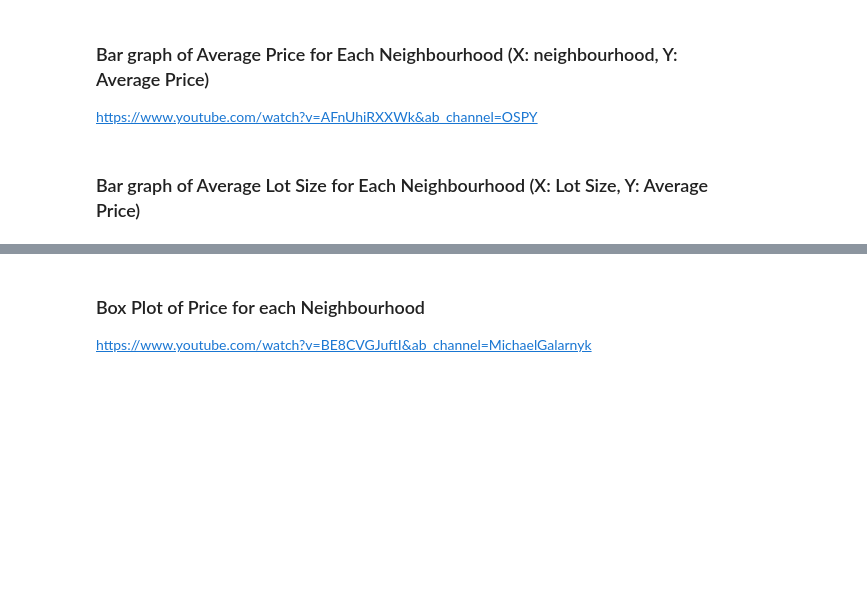
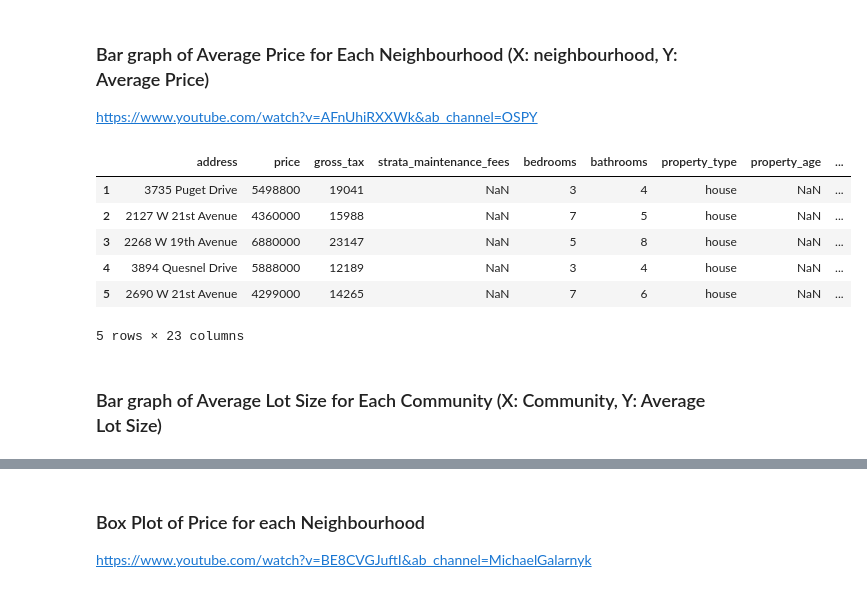
Before and after one commit to Real-Estate-Predictor/Real-Estate-Predictor-V2, a Jupyter notebook: 3-ML-models/data-visualization.ipynb, the cells around one changed output, grey strips where cells are left out. Saved outputs shown, nothing was run; the diff lists cells and outputs as text; code cells hidden in the pictures; blank space fills up the shorter version.

```diff
--- a/3-ML-models/data-visualization.ipynb
+++ b/3-ML-models/data-visualization.ipynb
@@ -3,5 +5,40 @@
 # %% [markdown]
 ### Bar graph of Average Price for Each Neighbourhood (X: neighbourhood, Y: Average Price)
 https://www.youtube.com/watch?v=AFnUhiRXXWk&ab_channel=OSPY
+# %%
+data = pd.read_csv('../2-clean-data/data/afterCleaning.csv', header=None, on_bad_lines='skip').iloc[1: , 1:]
+data.columns = column_names = [
+"address",
+"price",
+"gross_tax",
+"strata_maintenance_fees",
+"bedrooms",
+"bathrooms",
+"property_type",
+"property_age",
+"title",
+"style",
+"heating_type",
+"feature",
+"amenities",
+"appliances",
+"community",
+"days_on_rew",
+"property_views",
+"mls®_number",
+"source",
+'frontage',
+'lot_size',
+'year_built',
+'depth']
+data.head()
+# %% [output]
+|  | address | price | gross_tax | strata_maintenance_fees | bedrooms | bathrooms | property_type | property_age | ... |
+| 1 | 3735 Puget Drive | 5498800 | 19041 | NaN | 3 | 4 | house | NaN | ... |
+| 2 | 2127 W 21st Avenue | 4360000 | 15988 | NaN | 7 | 5 | house | NaN | ... |
+| 3 | 2268 W 19th Avenue | 6880000 | 23147 | NaN | 5 | 8 | house | NaN | ... |
+| 4 | 3894 Quesnel Drive | 5888000 | 12189 | NaN | 3 | 4 | house | NaN | ... |
+| 5 | 2690 W 21st Avenue | 4299000 | 14265 | NaN | 7 | 6 | house | NaN | ... |
+5 rows × 23 columns
 # %% [markdown]
-### Bar graph of Average Lot Size for Each Neighbourhood (X: Lot Size, Y: Average Price)
+### Bar graph of Average Lot Size for Each Community (X: Community, Y: Average Lot Size)
```
Also changed, not shown: parts of 3 cells of this notebook, 2 other files.
